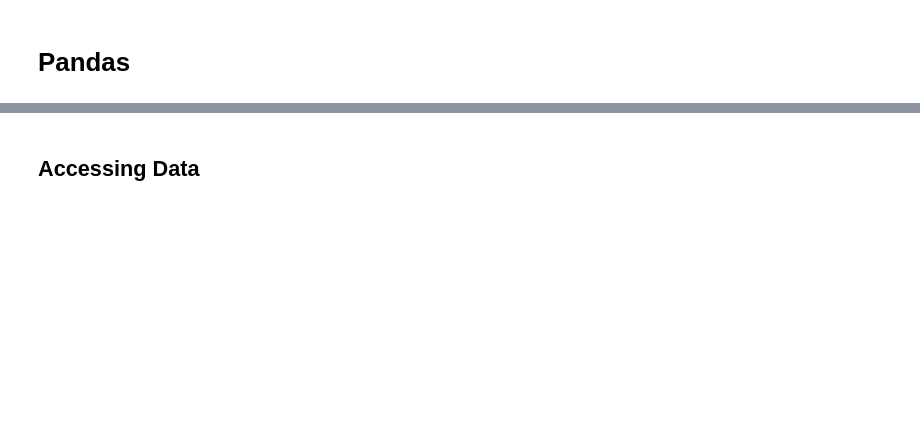
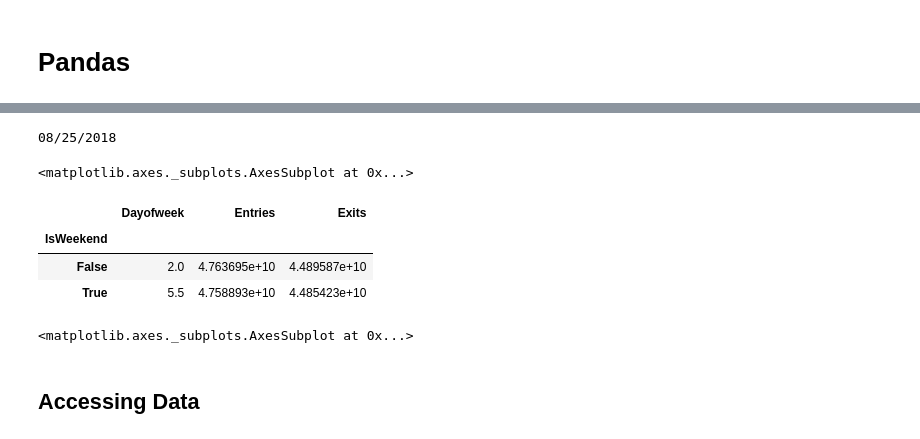
Before and after one commit to bartomolina/dscurriculum, a Jupyter notebook: pandas.ipynb, the cells around one changed output, grey strips where cells are left out. Cells and saved outputs as stored; diff of their text form; code cells hidden in the pictures; blank space fills up the shorter version.

```diff
--- a/pandas.ipynb
+++ b/pandas.ipynb
@@ -33,38 +44,46 @@ df.head()
 # %%
-df = pd.read_csv('m1s3/Data/turnstile_180901.txt')
+df = pd.read_csv('./Data/turnstile_180901.txt')
 
 # change column data types
 df.ENTRIES = df.ENTRIES.astype(int)
 df.ENTRIES.dtype
 
 # dates
 # iloc slicing series / dataframes
 print(df.DATE.iloc[0])
 # pd.to_datetime(df.DATE, format='%m/%d/%Y').head()
 pd.to_datetime(df.DATE).head()
 # dt methods
 df.DATE = pd.to_datetime(df.DATE)
 df.DATE.dt.day_name().head()
 
 # rename / drop columns, set new index
 df = df.rename(columns = {'DATE': 'date'})
 df.columns = [col.title().strip() for col in df.columns]
 # df = df.drop('C/A', axis = 1) # If you don't pass the axis=1 parameter, pandas will try and drop a row with the specified index
 # df = df.set_index('UNIT')
 # df = df.reset_index()
 df.head()
 
 df.Date = pd.to_datetime(df.Date)
 df['Dayofweek'] = df.Date.dt.dayofweek
 grouped = df.groupby('Dayofweek').sum()
 display(grouped.plot(kind = 'barh'))
 grouped = grouped.reset_index()
 grouped
 
 grouped['IsWeekend'] = grouped.Dayofweek.map({0:False,1:False,2:False,3:False,4:False,5:True,6:True})
 wkend = grouped.groupby('IsWeekend').mean()
 display(wkend)
 wkend[['Entries', 'Exits']].plot(kind='barh')
+# %% [output]
+08/25/2018
+<matplotlib.axes._subplots.AxesSubplot at 0x...>
+|  | Dayofweek | Entries | Exits |
+| IsWeekend |  |  |  |
+| False | 2.0 | 4.763695e+10 | 4.489587e+10 |
+| True | 5.5 | 4.758893e+10 | 4.485423e+10 |
+<matplotlib.axes._subplots.AxesSubplot at 0x...>
 # %% [markdown]
 ## Accessing Data
 # %%
```
Also changed, not shown: parts of 13 cells of this notebook, 4 other files.
